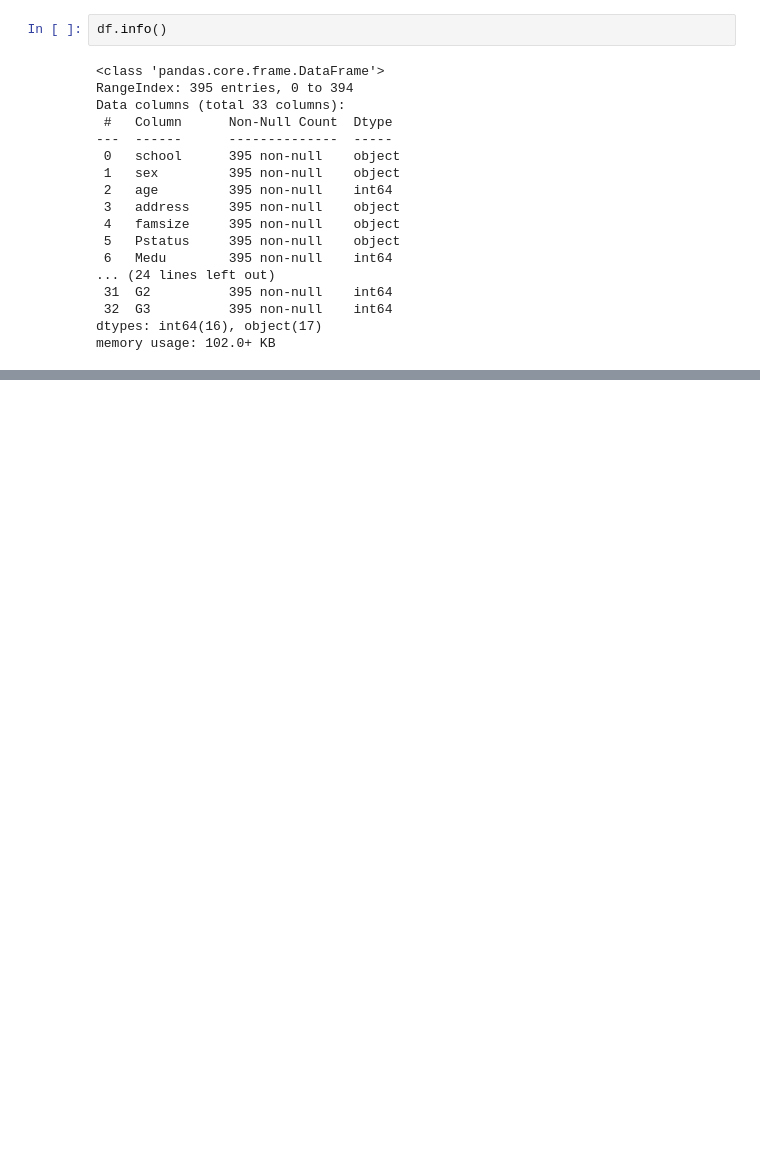
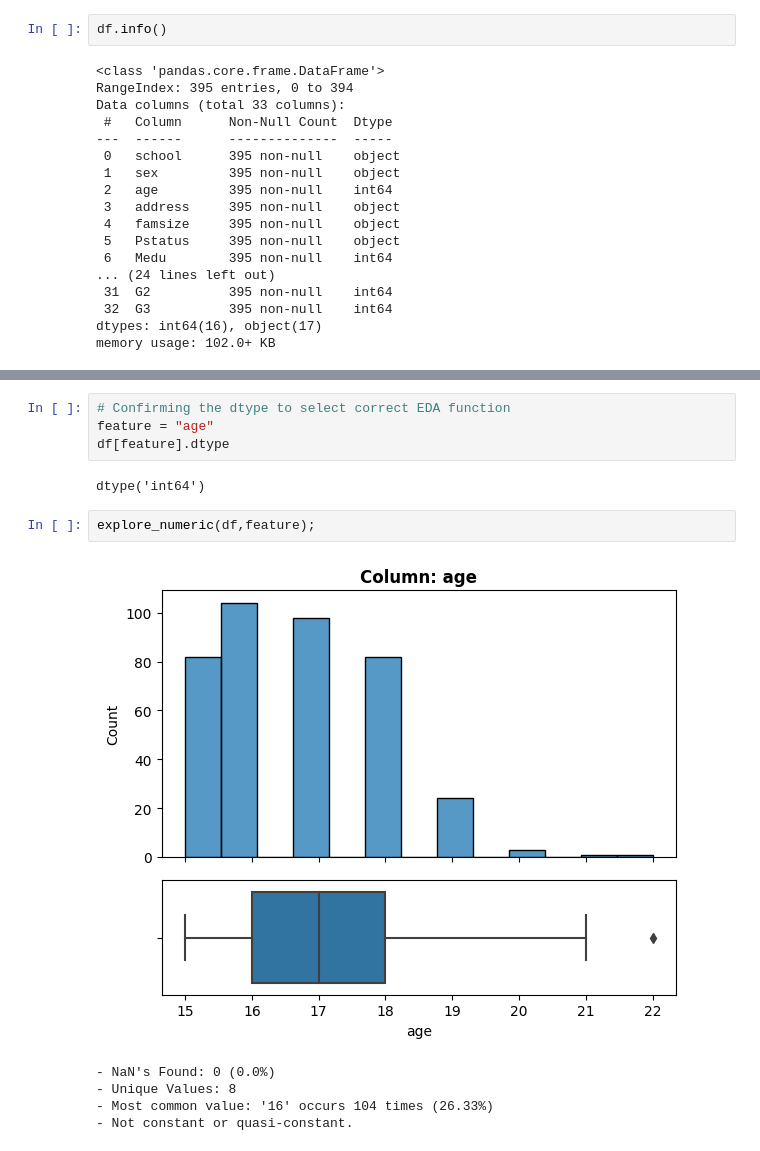
Before and after one commit to kassiedancer92/Machine_Learning, a Jupyter notebook: project_2.ipynb, the cells around one changed output, grey strips where cells are left out. Drawn from its saved outputs; the diff is of its cells as text; blank space fills up the shorter version.

```diff
--- a/project_2.ipynb
+++ b/project_2.ipynb
@@ -134,0 +425,14 @@ memory usage: 131.9+ KB
+# %%
+# Confirming the dtype to select correct EDA function
+feature = "age"
+df[feature].dtype
+# %% [output]
+dtype('int64')
+# %%
+explore_numeric(df,feature);
+# %% [output]
+[figure, added]
+- NaN's Found: 0 (0.0%)
+- Unique Values: 8
+- Most common value: '16' occurs 104 times (26.33%)
+- Not constant or quasi-constant.
```
Also changed, not shown: parts of 115 cells of this notebook.
